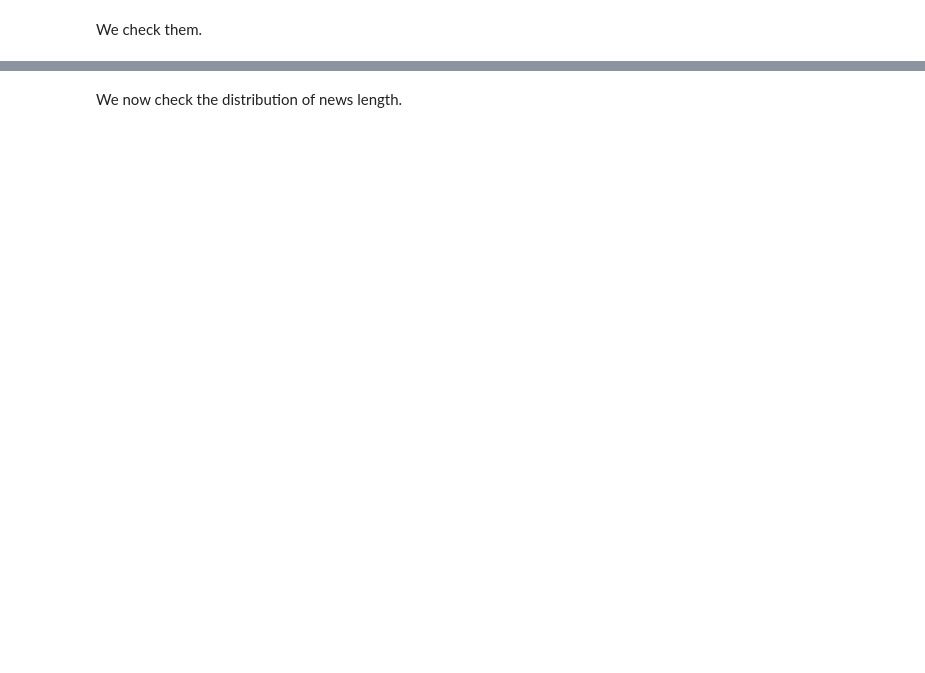
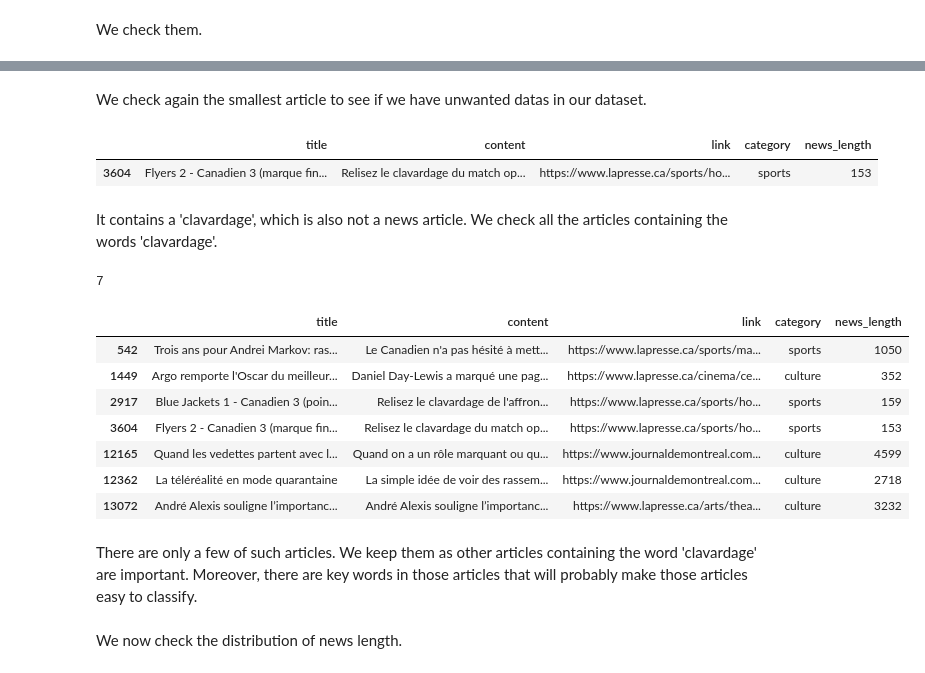
Before and after one commit to louispthi/news_classifier, a Jupyter notebook: Data cleaning/data_cleaning.ipynb, the cells around one changed output, grey strips where cells are left out. Saved outputs shown, nothing was run; the diff lists cells and outputs as text; code cells hidden in the pictures; blank space fills up the shorter version.

```diff
--- a/Data cleaning/data_cleaning.ipynb
+++ b/Data cleaning/data_cleaning.ipynb
@@ -236,5 +238,33 @@ min         53.000000
 max      72018.000000
 Name: news_length, dtype: float64
+# %% [markdown]
+We check again the smallest article to see if we have unwanted datas in our dataset.
+# %%
+df_all[df_all['news_length']==153].head(10)
+# %% [output]
+|  | title | content | link | category | news_length |
+| 3604 | Flyers 2 - Canadien 3 (marque fin... | Relisez le clavardage du match op... | https://www.lapresse.ca/sports/ho... | sports | 153 |
+# %% [markdown]
+It contains a 'clavardage', which is also not a news article. We check all the articles containing the words 'clavardage'.
+# %%
+clavardage = df_all['content'].str.contains("clavardage") | df_all['content'].str.contains("Clavardage")
+df_clavardage = df_all[clavardage]
+len(df_clavardage)
+# %% [output]
+7
+# %%
+df_clavardage.head(10)
+# %% [output]
+|  | title | content | link | category | news_length |
+| 542 | Trois ans pour Andrei Markov: ras... | Le Canadien n'a pas hésité à mett... | https://www.lapresse.ca/sports/ma... | sports | 1050 |
+| 1449 | Argo remporte l'Oscar du meilleur... | Daniel Day-Lewis a marqué une pag... | https://www.lapresse.ca/cinema/ce... | culture | 352 |
+| 2917 | Blue Jackets 1 - Canadien 3 (poin... | Relisez le clavardage de l'affron... | https://www.lapresse.ca/sports/ho... | sports | 159 |
+| 3604 | Flyers 2 - Canadien 3 (marque fin... | Relisez le clavardage du match op... | https://www.lapresse.ca/sports/ho... | sports | 153 |
+| 12165 | Quand les vedettes partent avec l... | Quand on a un rôle marquant ou qu... | https://www.journaldemontreal.com... | culture | 4599 |
+| 12362 | La téléréalité en mode quarantaine | La simple idée de voir des rassem... | https://www.journaldemontreal.com... | culture | 2718 |
+| 13072 | André Alexis souligne l’importanc... | André Alexis souligne l’importanc... | https://www.lapresse.ca/arts/thea... | culture | 3232 |
+# %% [markdown]
+There are only a few of such articles. We keep them as other articles containing the word 'clavardage' are important. Moreover, there are key words in those articles that will probably make those articles easy to classify.
 # %% [markdown]
 We now check the distribution of news length.
 # %%
```
Also changed, not shown: parts of 20 cells of this notebook.
